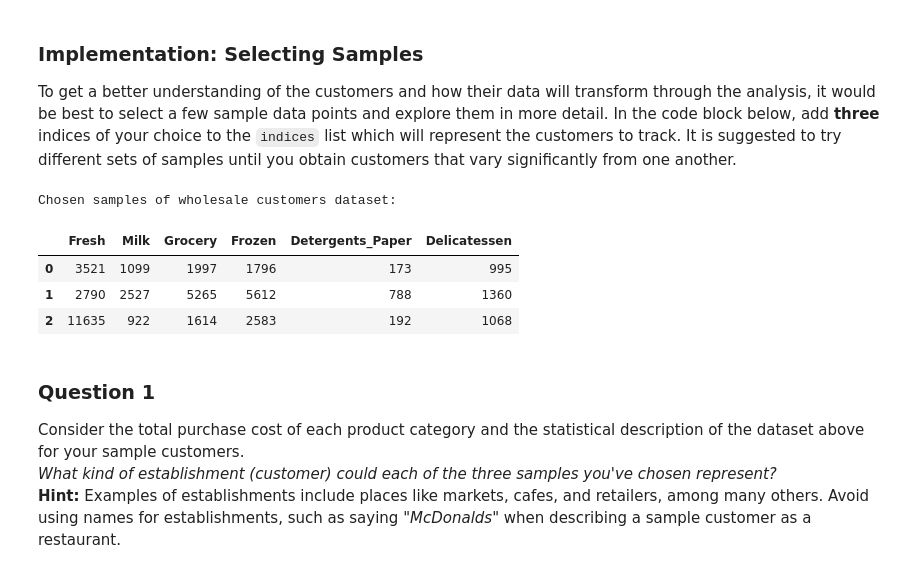
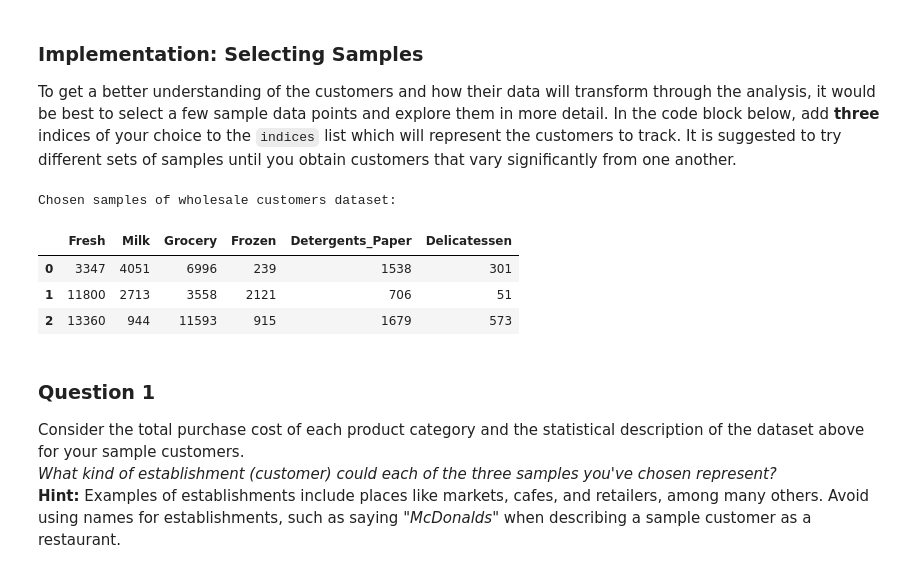
Before and after one commit to abdol-ahmed/machine-learning, a Jupyter notebook: projects/customer_segments/customer_segments.ipynb, the cells around one changed output. Saved outputs shown, nothing was run; the diff lists cells and outputs as text; code cells hidden in the pictures.

```diff
--- a/projects/customer_segments/customer_segments.ipynb
+++ b/projects/customer_segments/customer_segments.ipynb
@@ -60,18 +64,18 @@ display(data.describe())
 To get a better understanding of the customers and how their data will transform through the analysis, it would be best to select a few sample data points and explore them in more detail. In the code block below, add **three** indices of your choice to the `indices` list which will represent the customers to track. It is suggested to try different sets of samples until you obtain customers that vary significantly from one another.
 # %%
 # TODO: Select three indices of your choice you wish to sample from the dataset
-indices = np.random.randint(399, size=3)
+indices = [51, 318, 323] #np.random.randint(399, size=3)
 
 # Create a DataFrame of the chosen samples
-samples = pd.DataFrame(data.loc[indices.tolist()], columns = data.keys()).reset_index(drop = True)
+samples = pd.DataFrame(data.loc[indices], columns = data.keys()).reset_index(drop = True)
 print "Chosen samples of wholesale customers dataset:"
 display(samples)
 # %% [output]
 Chosen samples of wholesale customers dataset:
 |  | Fresh | Milk | Grocery | Frozen | Detergents_Paper | Delicatessen |
-| 0 | 3521 | 1099 | 1997 | 1796 | 173 | 995 |
-| 1 | 2790 | 2527 | 5265 | 5612 | 788 | 1360 |
-| 2 | 11635 | 922 | 1614 | 2583 | 192 | 1068 |
+| 0 | 3347 | 4051 | 6996 | 239 | 1538 | 301 |
+| 1 | 11800 | 2713 | 3558 | 2121 | 706 | 51 |
+| 2 | 13360 | 944 | 11593 | 915 | 1679 | 573 |
 # %% [markdown]
 ### Question 1
 Consider the total purchase cost of each product category and the statistical description of the dataset above for your sample customers.
```
Also changed, not shown: parts of 10 cells of this notebook, 7 other files.
